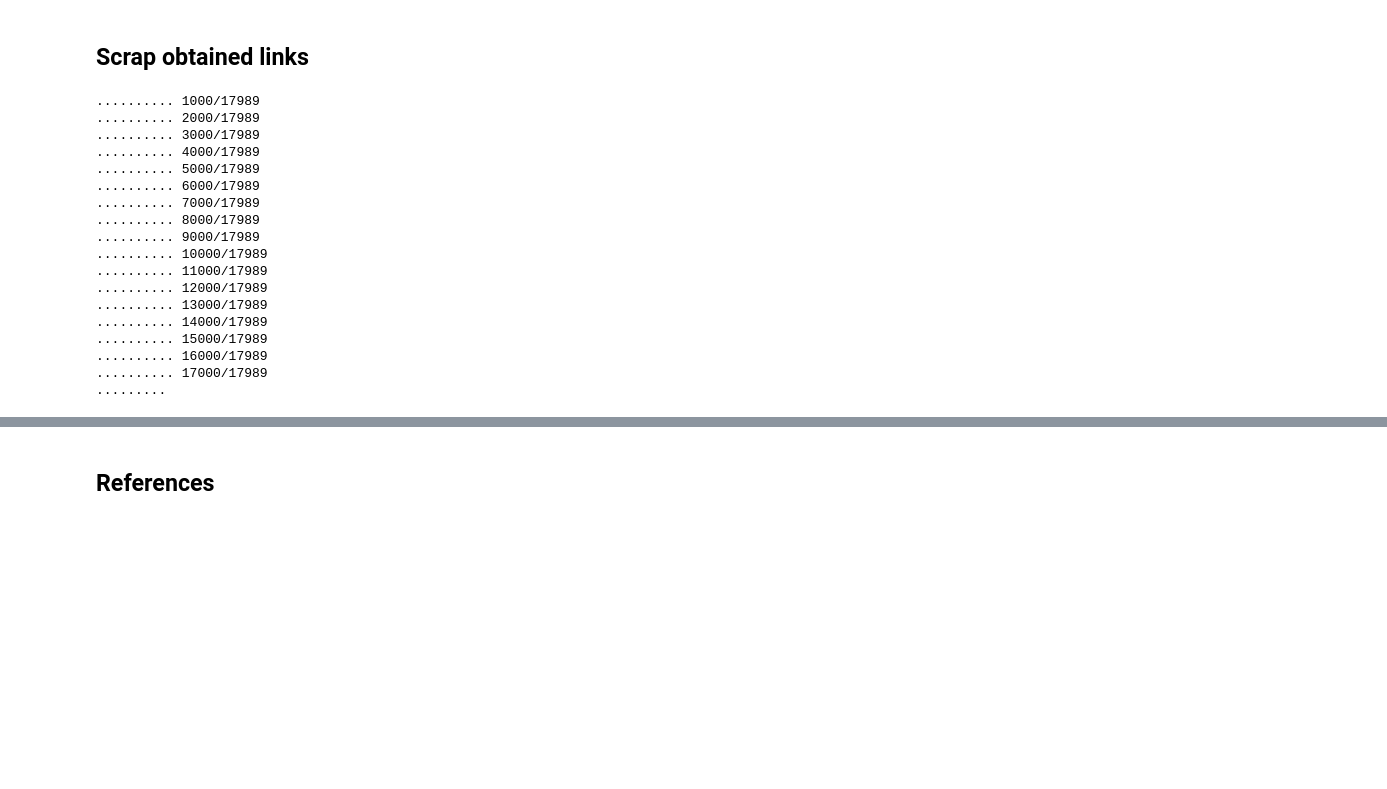
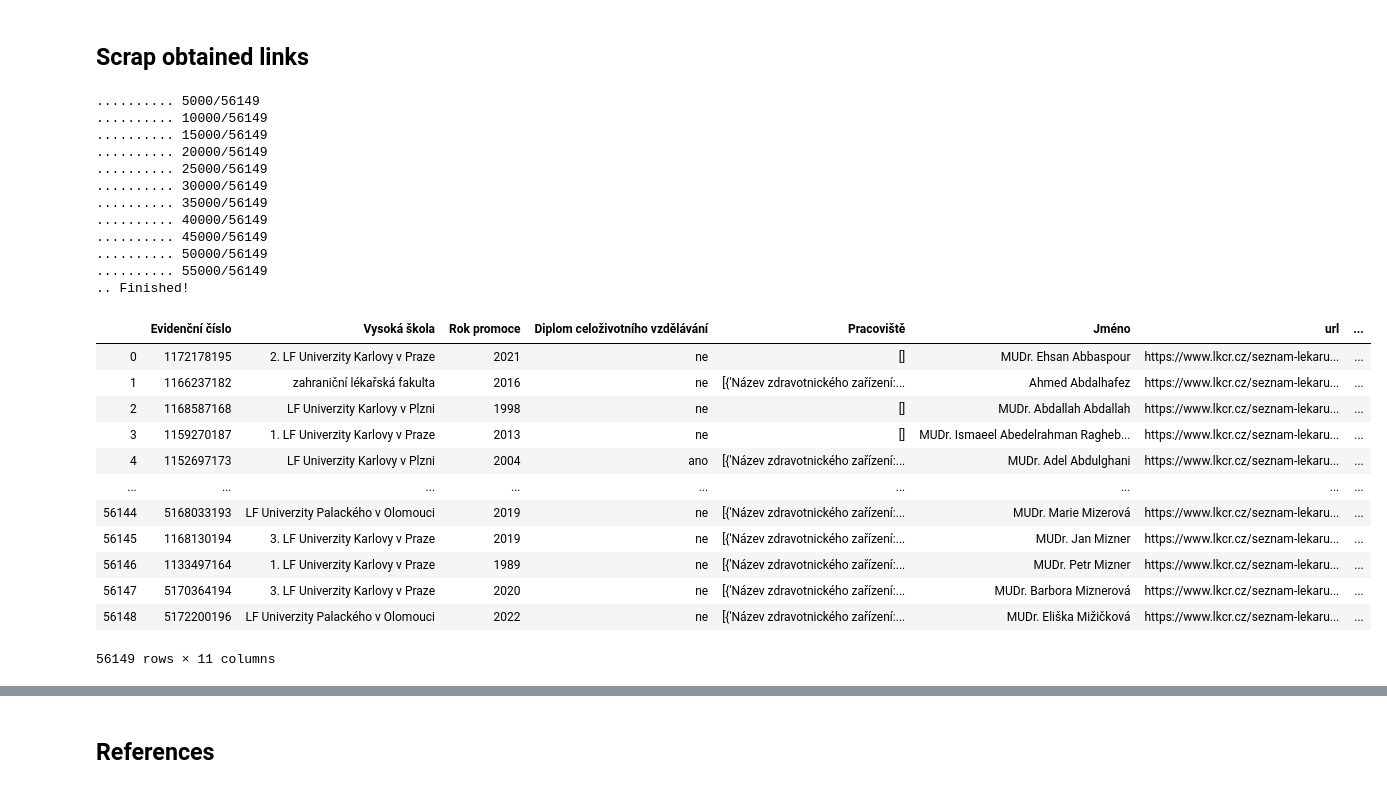
Before and after one commit to opendatalabcz/mapa-zdravi, a Jupyter notebook: src/scripts/clk_scraping.ipynb, the cells around one changed output, grey strips where cells are left out. Saved outputs shown, nothing was run; the diff lists cells and outputs as text; code cells hidden in the pictures; blank space fills up the shorter version.

```diff
--- a/src/scripts/clk_scraping.ipynb
+++ b/src/scripts/clk_scraping.ipynb
@@ -542,26 +542,24 @@ try:
         d_detail = get_doctor_detail(url, driver)
         d_detail['url'] = url
         l_doctors.append(d_detail)
+
+except Exception as e:
+    print(f'[{url}] Error occured:', e)
+
 finally:
     print(' Finished!')
     driver.close()
 # %% [output]
-.......... 1000/17989
-.......... 2000/17989
-.......... 3000/17989
-.......... 4000/17989
-.......... 5000/17989
-.......... 6000/17989
-.......... 7000/17989
-.......... 8000/17989
-.......... 9000/17989
-.......... 10000/17989
-.......... 11000/17989
-.......... 12000/17989
-.......... 13000/17989
-.......... 14000/17989
-.......... 15000/17989
-.......... 16000/17989
-.......... 17000/17989
-.........
+.......... 5000/56149
+.......... 10000/56149
+.......... 15000/56149
+.......... 20000/56149
+.......... 25000/56149
+.......... 30000/56149
+.......... 35000/56149
+.......... 40000/56149
+.......... 45000/56149
+.......... 50000/56149
+.......... 55000/56149
+.. Finished!
 # %%
@@ -569,2 +567,24 @@ save_to_json(l_doctors, 'doctors_alphabet')
+# %%
+# LOAD JSON
+
+with open(PATH_INTERMEDIATE + 'doctors_all.json') as f:
+    data = json.load(f)
+
+doctors = pd.DataFrame(data)
+doctors
+# %% [output]
+|  | Evidenční číslo | Vysoká škola | Rok promoce | Diplom celoživotního vzdělávání | Pracoviště | Jméno | url | ... |
+| 0 | 1172178195 | 2. LF Univerzity Karlovy v Praze | 2021 | ne | [] | MUDr. Ehsan Abbaspour | https://www.lkcr.cz/seznam-lekaru... | ... |
+| 1 | 1166237182 | zahraniční lékařská fakulta | 2016 | ne | [{'Název zdravotnického zařízení:... | Ahmed Abdalhafez | https://www.lkcr.cz/seznam-lekaru... | ... |
+| 2 | 1168587168 | LF Univerzity Karlovy v Plzni | 1998 | ne | [] | MUDr. Abdallah Abdallah | https://www.lkcr.cz/seznam-lekaru... | ... |
+| 3 | 1159270187 | 1. LF Univerzity Karlovy v Praze | 2013 | ne | [] | MUDr. Ismaeel Abedelrahman Ragheb... | https://www.lkcr.cz/seznam-lekaru... | ... |
+| 4 | 1152697173 | LF Univerzity Karlovy v Plzni | 2004 | ano | [{'Název zdravotnického zařízení:... | MUDr. Adel Abdulghani | https://www.lkcr.cz/seznam-lekaru... | ... |
+| ... | ... | ... | ... | ... | ... | ... | ... | ... |
+| 56144 | 5168033193 | LF Univerzity Palackého v Olomouci | 2019 | ne | [{'Název zdravotnického zařízení:... | MUDr. Marie Mizerová | https://www.lkcr.cz/seznam-lekaru... | ... |
+| 56145 | 1168130194 | 3. LF Univerzity Karlovy v Praze | 2019 | ne | [{'Název zdravotnického zařízení:... | MUDr. Jan Mizner | https://www.lkcr.cz/seznam-lekaru... | ... |
+| 56146 | 1133497164 | 1. LF Univerzity Karlovy v Praze | 1989 | ne | [{'Název zdravotnického zařízení:... | MUDr. Petr Mizner | https://www.lkcr.cz/seznam-lekaru... | ... |
+| 56147 | 5170364194 | 3. LF Univerzity Karlovy v Praze | 2020 | ne | [{'Název zdravotnického zařízení:... | MUDr. Barbora Miznerová | https://www.lkcr.cz/seznam-lekaru... | ... |
+| 56148 | 5172200196 | LF Univerzity Palackého v Olomouci | 2022 | ne | [{'Název zdravotnického zařízení:... | MUDr. Eliška Mižičková | https://www.lkcr.cz/seznam-lekaru... | ... |
+56149 rows × 11 columns
 # %%
 # TODO create a package
```
Also changed, not shown: parts of 3 cells of this notebook, 1 other file.
